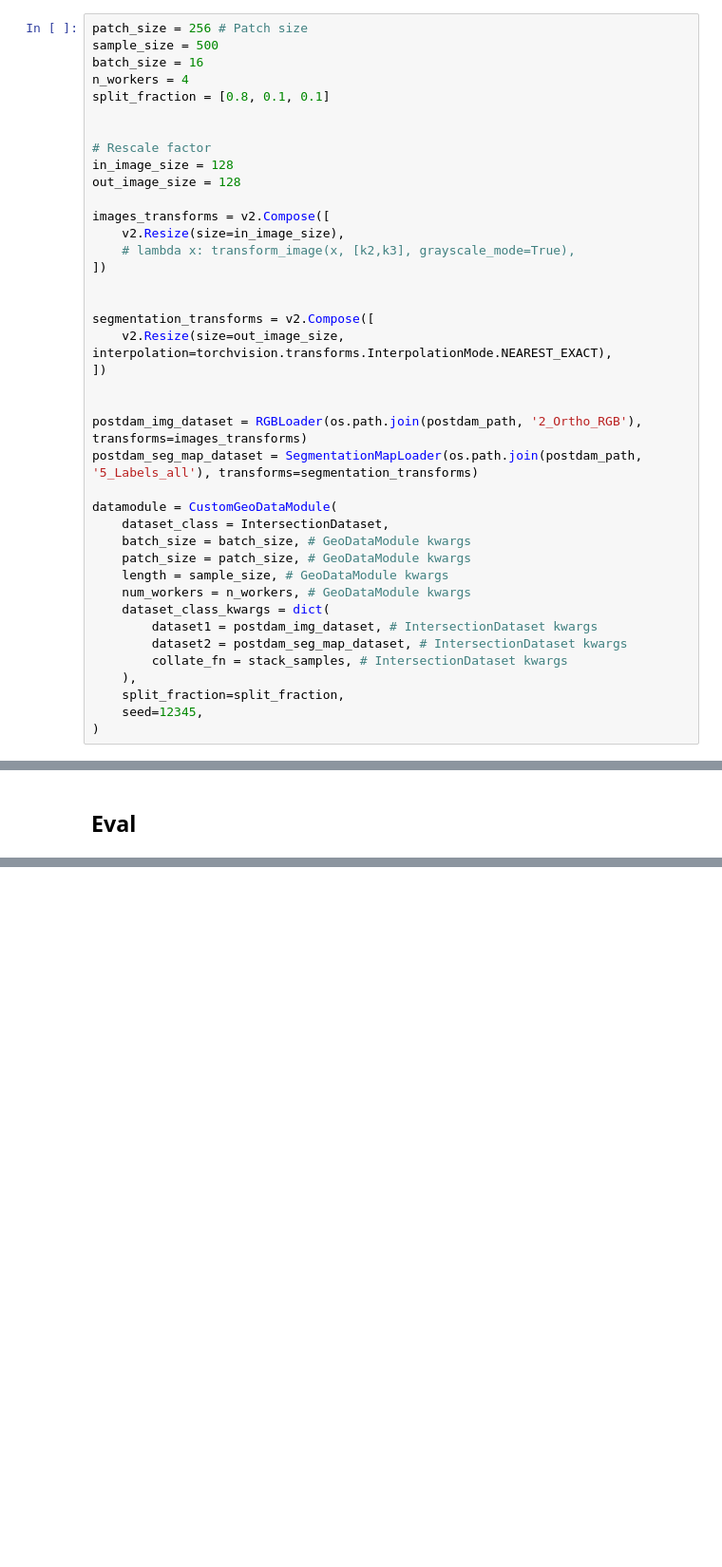
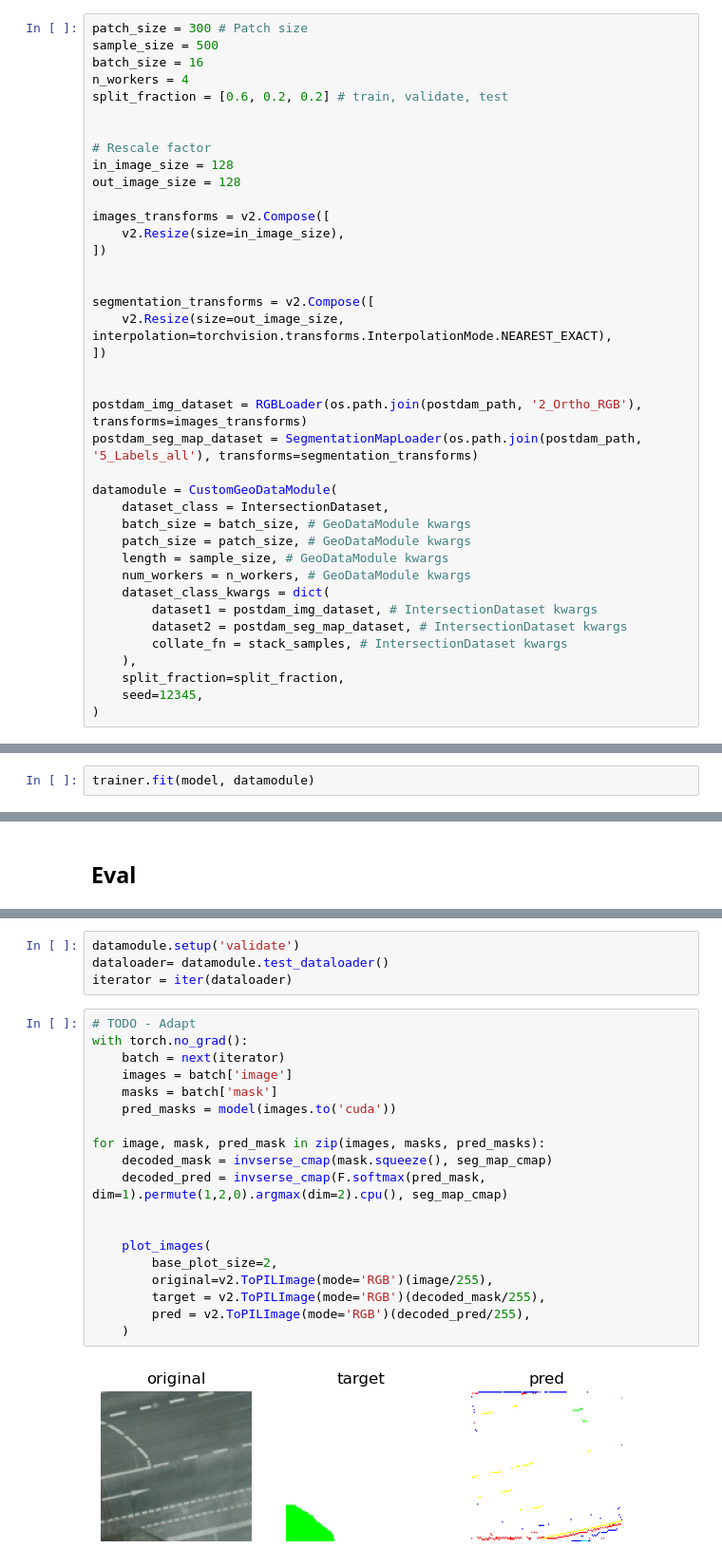
Before and after one commit to ermahechap/Proj-Redes-Neuronales-2024, a Jupyter notebook: 2_unet/2_unet.ipynb, the cells around one changed output, grey strips where cells are left out. Shown at 95% size. Saved outputs shown, nothing was run; the diff lists cells and outputs as text; blank space fills up the shorter version.

```diff
--- a/2_unet/2_unet.ipynb
+++ b/2_unet/2_unet.ipynb
@@ -349,11 +507,11 @@ class UNETModel(L.LightningModule):
 # %% [markdown]
 ## Training
 # %%
-patch_size = 256 # Patch size
+patch_size = 300 # Patch size
 sample_size = 500
 batch_size = 16
 n_workers = 4
-split_fraction = [0.8, 0.1, 0.1]
+split_fraction = [0.6, 0.2, 0.2] # train, validate, test
 
 
 # Rescale factor
@@ -362,7 +520,6 @@ out_image_size = 128
 
 images_transforms = v2.Compose([
 	v2.Resize(size=in_image_size),
-	# lambda x: transform_image(x, [k2,k3], grayscale_mode=True),
 ])
 
 
@@ -390,0 +620,2 @@ datamodule = CustomGeoDataModule(
+# %%
+trainer.fit(model, datamodule)
@@ -392,0 +678,25 @@ datamodule = CustomGeoDataModule(
+# %%
+datamodule.setup('validate')
+dataloader= datamodule.test_dataloader()
+iterator = iter(dataloader)
+# %%
+# TODO - Adapt
+with torch.no_grad():
+	batch = next(iterator)
+	images = batch['image']
+	masks = batch['mask']
+	pred_masks = model(images.to('cuda'))
+
+for image, mask, pred_mask in zip(images, masks, pred_masks):
+	decoded_mask = invserse_cmap(mask.squeeze(), seg_map_cmap)
+	decoded_pred = invserse_cmap(F.softmax(pred_mask, dim=1).permute(1,2,0).argmax(dim=2).cpu(), seg_map_cmap)
+
+
+	plot_images(
+		base_plot_size=2,
+		original=v2.ToPILImage(mode='RGB')(image/255),
+		target = v2.ToPILImage(mode='RGB')(decoded_mask/255),
+		pred = v2.ToPILImage(mode='RGB')(decoded_pred/255),
+	)
+# %% [output]
+[figure, added]
```
Also changed, not shown: parts of 19 cells of this notebook, 3 other files.
